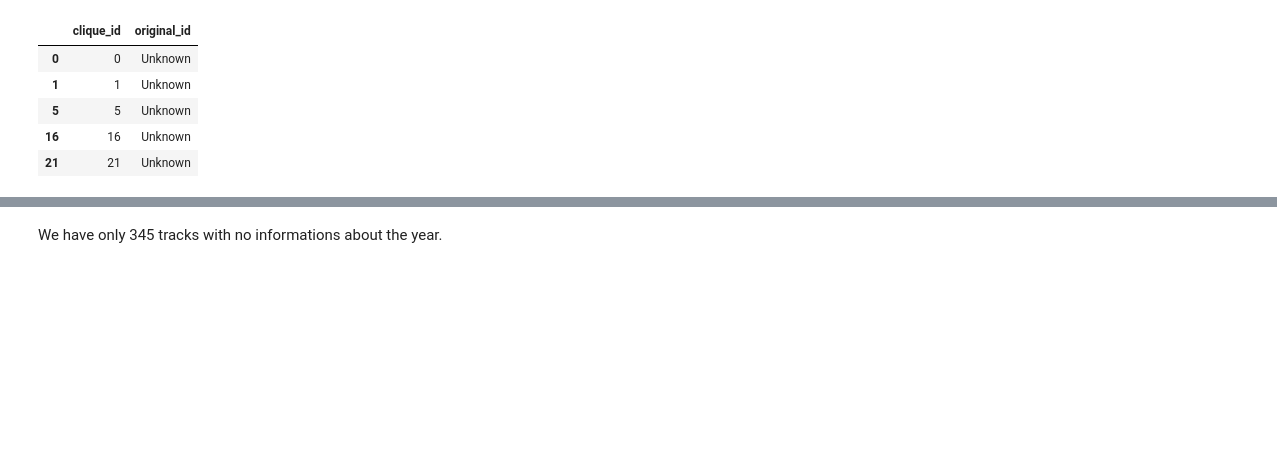
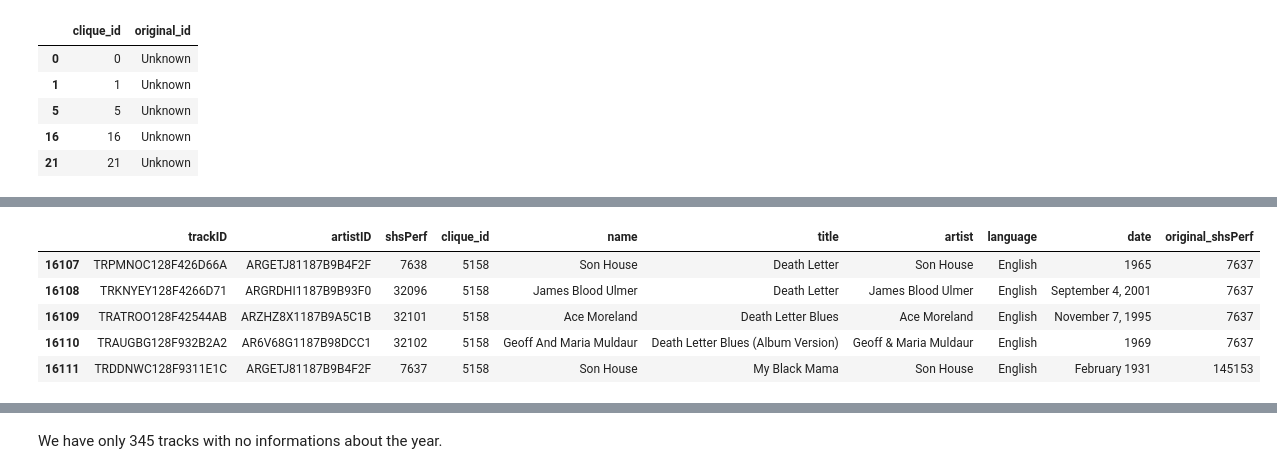
Before and after one commit to padesplaces/ada2017, a Jupyter notebook: project/Project Notebook.ipynb, the cells around one changed output, grey strips where cells are left out. Saved outputs shown, nothing was run; the diff lists cells and outputs as text; code cells hidden in the pictures; blank space fills up the shorter version.

```diff
--- a/project/Project Notebook.ipynb
+++ b/project/Project Notebook.ipynb
@@ -665,3 +664,12 @@ covers
+# %%
+covers[covers.clique_id==5158]
+# %% [output]
+|  | trackID | artistID | shsPerf | clique_id | name | title | artist | language | date | original_shsPerf |
+| 16107 | TRPMNOC128F426D66A | ARGETJ81187B9B4F2F | 7638 | 5158 | Son House | Death Letter | Son House | English | 1965 | 7637 |
+| 16108 | TRKNYEY128F4266D71 | ARGRDHI1187B9B93F0 | 32096 | 5158 | James Blood Ulmer | Death Letter | James Blood Ulmer | English | September 4, 2001 | 7637 |
+| 16109 | TRATROO128F42544AB | ARZHZ8X1187B9A5C1B | 32101 | 5158 | Ace Moreland | Death Letter Blues | Ace Moreland | English | November 7, 1995 | 7637 |
+| 16110 | TRAUGBG128F932B2A2 | AR6V68G1187B98DCC1 | 32102 | 5158 | Geoff And Maria Muldaur | Death Letter Blues (Album Version) | Geoff & Maria Muldaur | English | 1969 | 7637 |
+| 16111 | TRDDNWC128F9311E1C | ARGETJ81187B9B4F2F | 7637 | 5158 | Son House | My Black Mama | Son House | English | February 1931 | 145153 |
 # %%
 covers[covers.clique_id==1228]
 # %%
```
Also changed, not shown: parts of 8 cells of this notebook, 3 other files.
